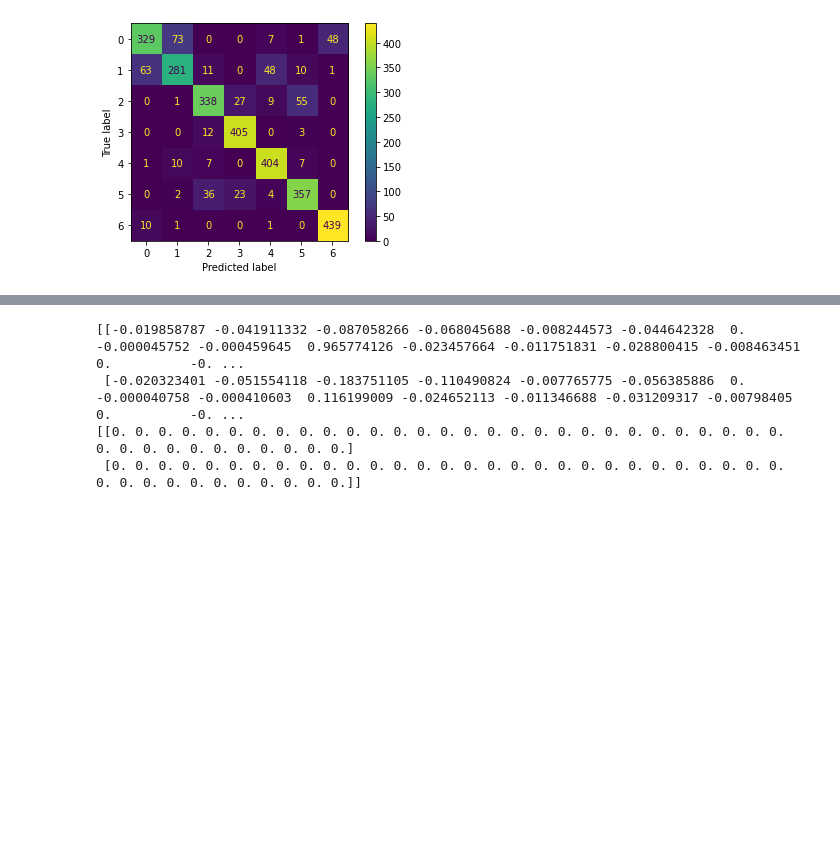
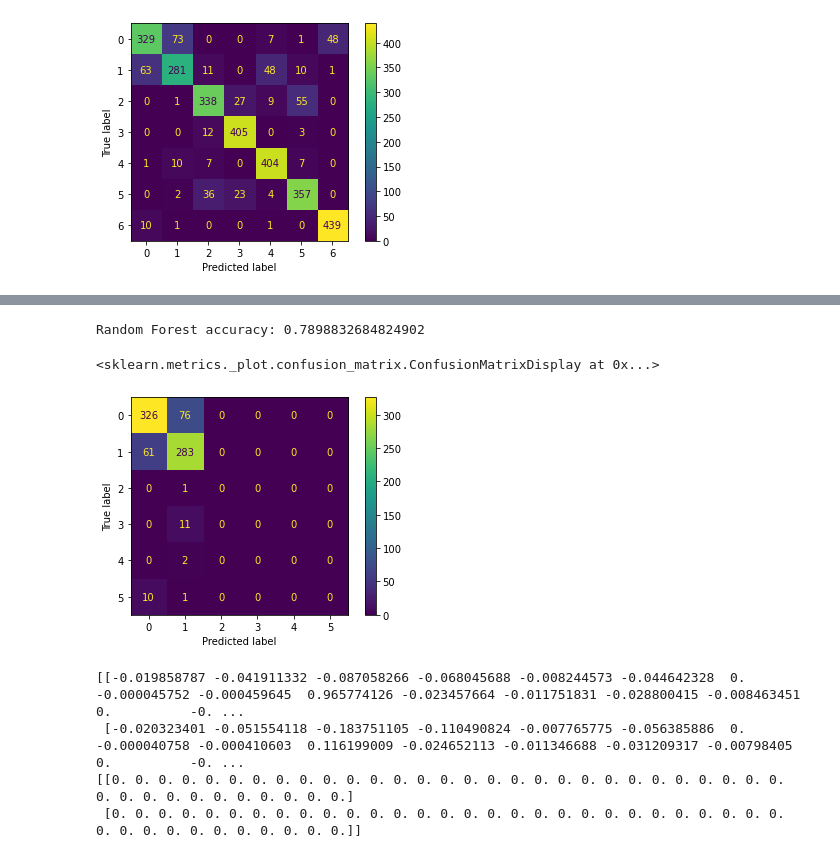
Before and after one commit to sams-data/mids-w207_9_sp22_forest_cover_classification, a Jupyter notebook: Exploration/norm_eda-Jon.ipynb, the cells around one changed output, grey strips where cells are left out. Saved outputs shown, nothing was run; the diff lists cells and outputs as text; code cells hidden in the pictures; blank space fills up the shorter version.

Commit message:
adding more EDA and messing around with models for type 1 and 2

```diff
--- a/Exploration/norm_eda-Jon.ipynb
+++ b/Exploration/norm_eda-Jon.ipynb
@@ -303,3 +414,43 @@ Wall time: 35.8 s
+# %%
+
+########## just type 1 and 2 ##########
+rf = RandomForestClassifier(
+    n_estimators = 1000,
+    criterion="entropy",
+    max_depth=15,
+    random_state = 42)
+
+train_data_1_2 = train_dat[(train_lab == 1) | (train_lab == 2)]
+train_labels_1_2 = train_lab[(train_lab == 1) | (train_lab == 2)]
+
+
+dev_data_1_2 = dev_dat[(dev_lab == 1) | (dev_lab == 2)]
+dev_labels_1_2 = dev_lab[(rf_pred == 1) | (rf_pred == 2)]
+
+pred_knn_1_2_data = dev_dat[(rf_pred == 1) | (rf_pred == 2)]
+pred_knn_1_2_actual_labels = dev_lab[(rf_pred == 1) | (rf_pred == 2)]
+
+
+rf.fit(train_data_1_2, train_labels_1_2)
+rf_pred_1_2 = rf.predict(pred_knn_1_2_data).astype(int)
+
+###generate accuracy
+accuracy_count_rf = 0
+for j in range(rf_pred_1_2.shape[0]):
+    if rf_pred_1_2[j] == pred_knn_1_2_actual_labels[j]:
+        accuracy_count_rf += 1
+    else:
+        continue
+
+print("Random Forest accuracy: " + str(accuracy_count_rf/rf_pred_1_2.shape[0]))
+
+cm = confusion_matrix(pred_knn_1_2_actual_labels, rf_pred_1_2)
+
+ConfusionMatrixDisplay(cm).plot()
+# %% [output]
+Random Forest accuracy: 0.7898832684824902
+<sklearn.metrics._plot.confusion_matrix.ConfusionMatrixDisplay at 0x...>
+[figure, added]
 # %%
 # a handy function for vizualizing principle components as a heatmap
 # this allows you to see what dimensions in the 'original space' are
```
Also changed, not shown: parts of 6 cells of this notebook, 1 other file.
